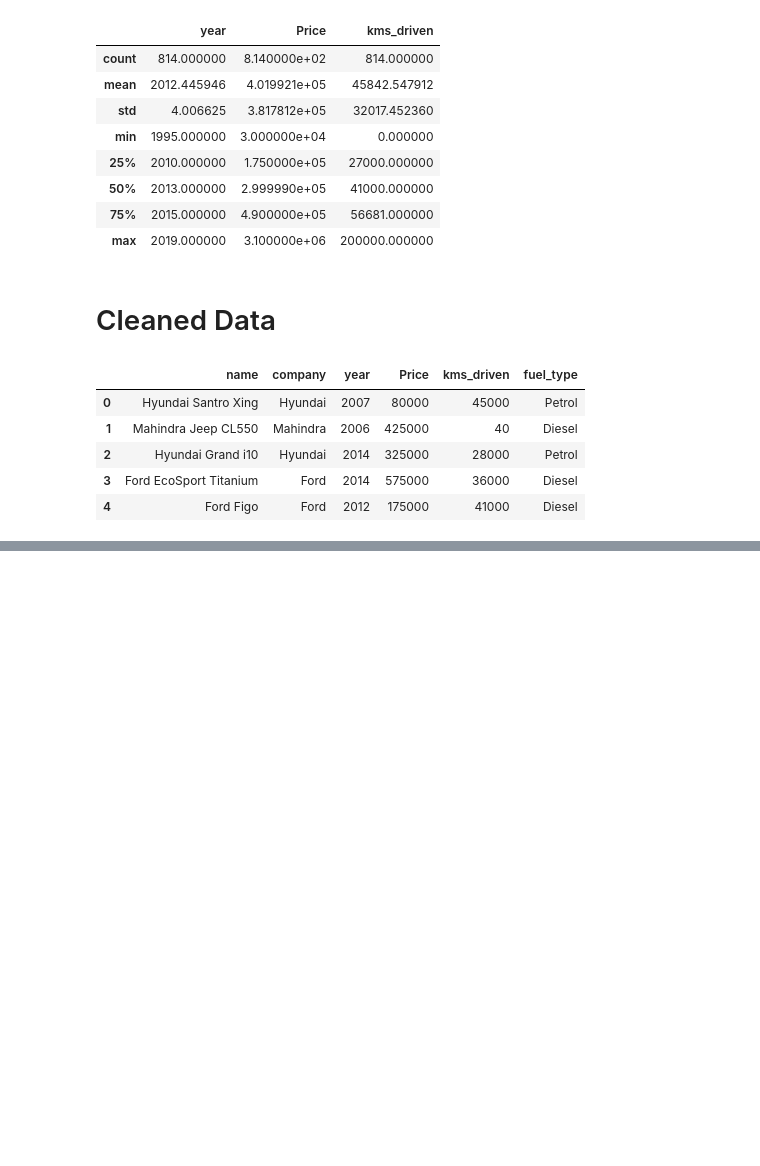
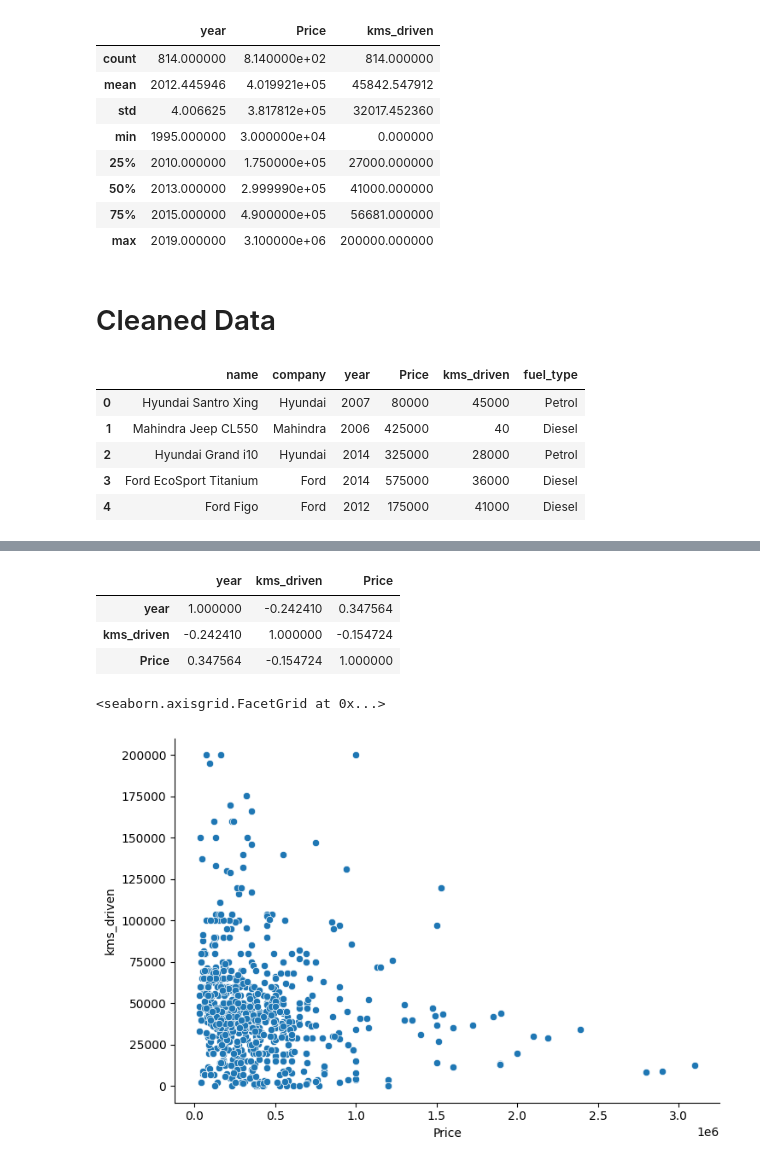
Before and after one commit to Bison619/Car-Price-prediction-System, a Jupyter notebook: carpredi.ipynb, the cells around one changed output, grey strips where cells are left out. Saved outputs shown, nothing was run; the diff lists cells and outputs as text; code cells hidden in the pictures; blank space fills up the shorter version.

```diff
--- a/carpredi.ipynb
+++ b/carpredi.ipynb
@@ -308,0 +324,12 @@ data2.to_csv('Cleaned Car_data.csv')
+# %%
+data2[['year','kms_driven','Price']].corr()
+# %% [output]
+|  | year | kms_driven | Price |
+| year | 1.000000 | -0.242410 | 0.347564 |
+| kms_driven | -0.242410 | 1.000000 | -0.154724 |
+| Price | 0.347564 | -0.154724 | 1.000000 |
+# %%
+sns.relplot(x='Price',y='kms_driven', aspect=1.5, data = data2,height = 5)
+# %% [output]
+<seaborn.axisgrid.FacetGrid at 0x...>
+[figure, added]
```
Also changed, not shown: parts of 5 cells of this notebook.
